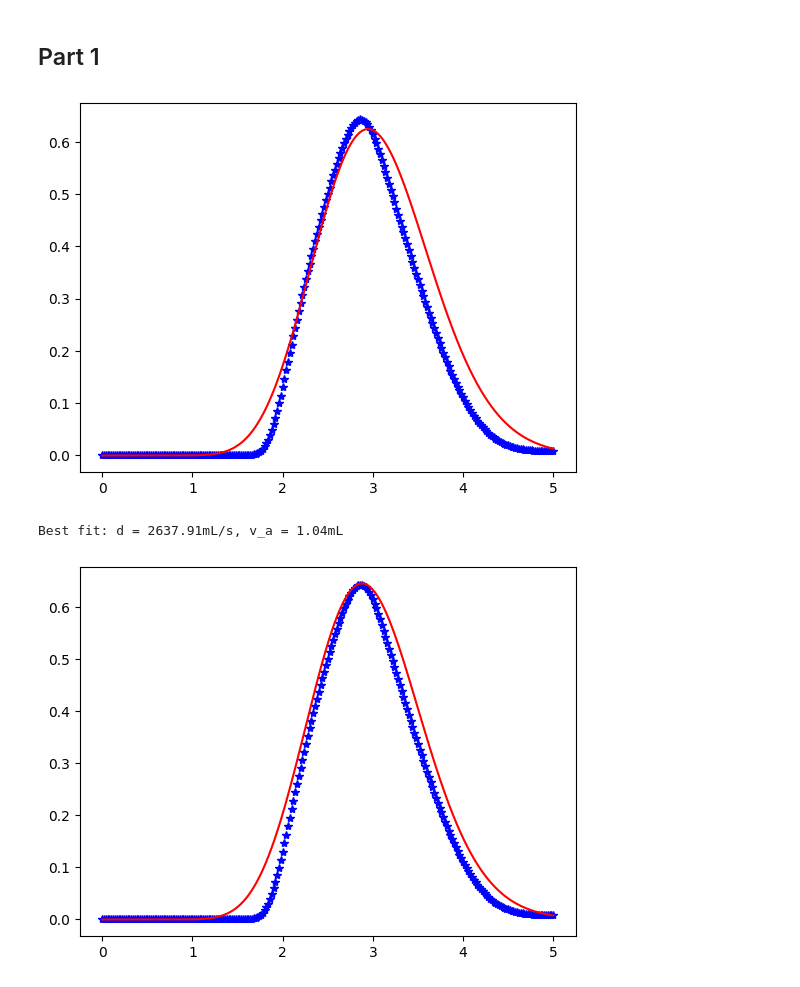
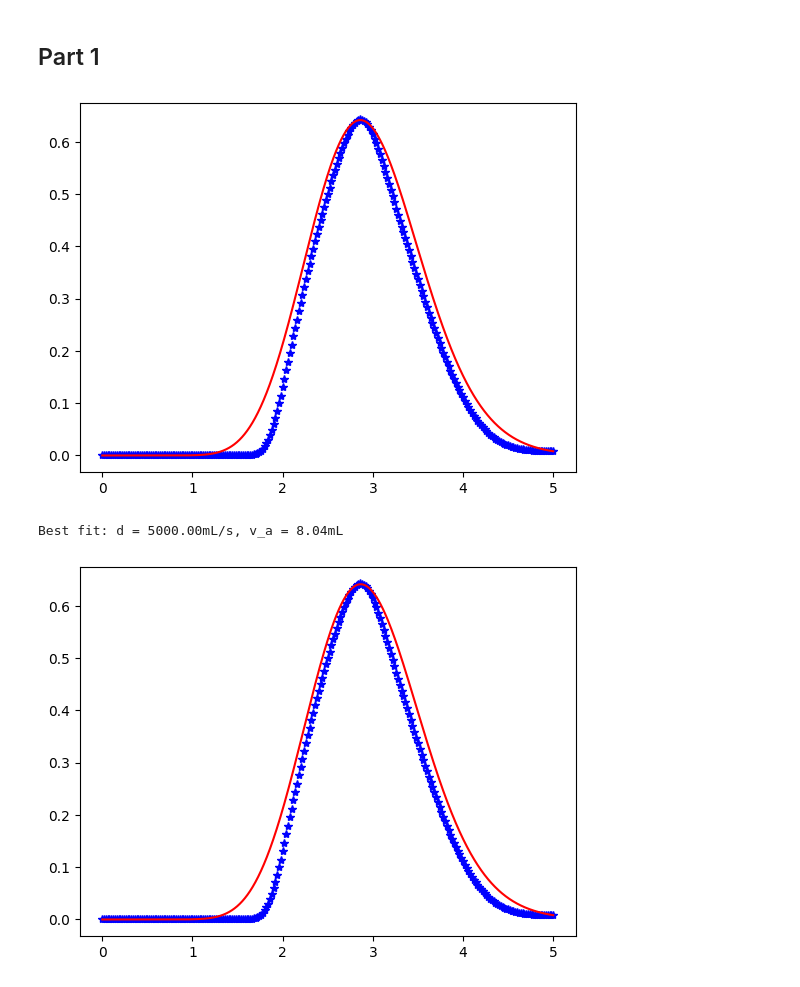
Before and after one commit to simengaasland/MOD510-Projects, a Jupyter notebook: Project 3/Project3_Report.ipynb, the cells around one changed output. Saved outputs shown, nothing was run; the diff lists cells and outputs as text; code cells hidden in the pictures.

```diff
--- a/Project 3/Project3_Report.ipynb
+++ b/Project 3/Project3_Report.ipynb
@@ -761,24 +764,24 @@ def new_cd_n(r, t, n_tanks, q, v_tot, d, v_a, inj_pro = rect_1s):
 # %%
 n_tanks = 20
 r0 = np.zeros(n_tanks + 1, float)
 v_a = v_tot_a - v_tot #mL
-q = 5.01 * (1000 / 60) #mL/s
+q = q * (1000 / 60) #mL/s
 d = 10 * q #mL/s
 
 data_a = pd.read_csv('Data/Aneurysm_rect_1s.csv')
 t_data_a = data_a['Time'].to_numpy()
 c_data_a = data_a['Concentration'].to_numpy()
 
 solver = ODESolver(f=new_cd_n, t0=0, tf=5, h=1e-3, r0=r0,
-                   method='rk4', adaptive=False, args=(n_tanks, q, v_tot_a, d, v_a))
+                   method='rk4', adaptive=False, args=(n_tanks, q, v_tot, d, v_a))
 new_t_model_a, new_c_model_a = solver.solve()
 
 
 plt.plot(t_data_a, c_data_a, '*', color = 'blue')
 plt.plot(new_t_model_a, new_c_model_a[:, n_tanks - 1],'-', color = 'red')
 plt.show()
 # %% [output]
-[figure, old version]
+[figure, new version]
 # %%
 from scipy.optimize import curve_fit
 import numpy as np
@@ -786,9 +789,9 @@ import numpy as np
 def model_output(t, d, v_a):
     r0 = np.zeros(n_tanks + 1, float)
     solver = ODESolver(
-        f=new_cd_n, t0=0, tf=t.max(), h=1e-3, r0=r0,
+        f=new_cd_n, t0=0, tf=5, h=1e-3, r0=r0,
         method='rk4', adaptive=False,
-        args=(n_tanks, q, v_tot_a, d, v_a)
+        args=(n_tanks, q, v_tot, d, v_a)
     )
     t_model, c_model = solver.solve()
     c_out = np.interp(t, t_model, c_model[:, n_tanks - 1])
@@ -803,13 +806,13 @@ popt, pcov = curve_fit(
     t_data_a,
     c_data_a,
     p0=p0,
-    bounds=([100, 1], [5000, 20])
+    bounds=([100, 1], [10000, 20])
 )
 
 d_best, v_a_best = popt
 print(f"Best fit: d = {d_best:.2f}mL/s, v_a = {v_a_best:.2f}mL")
 # %% [output]
-Best fit: d = 2637.91mL/s, v_a = 1.04mL
+Best fit: d = 5000.00mL/s, v_a = 8.04mL
 # %%
 solver = ODESolver(
         f=new_cd_n, t0=0, tf=5, h=1e-3, r0=r0,
```
Also changed, not shown: parts of 4 cells of this notebook.
